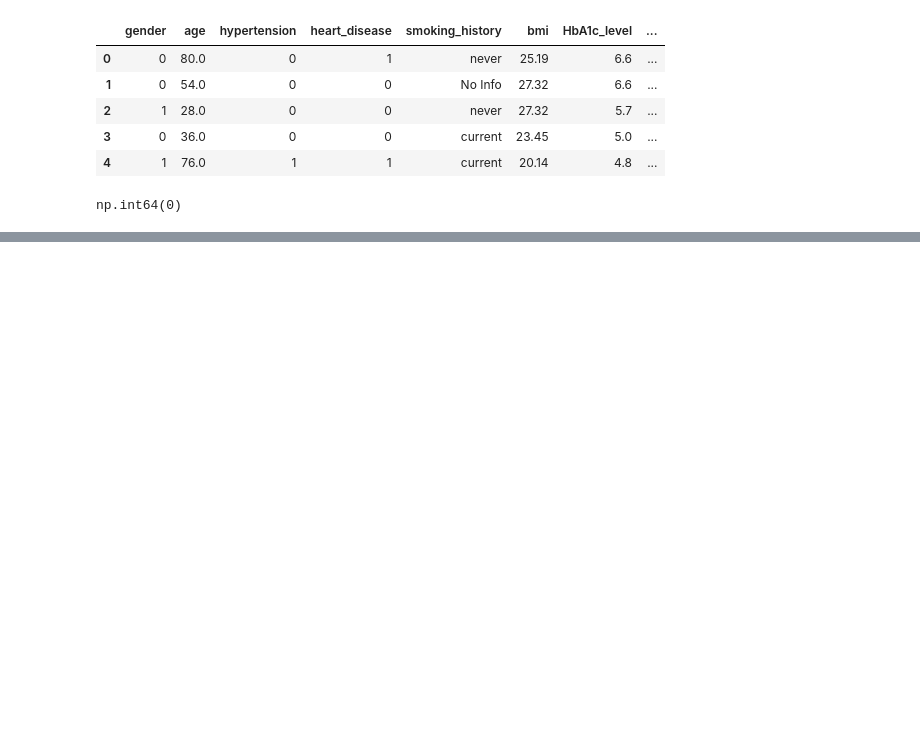
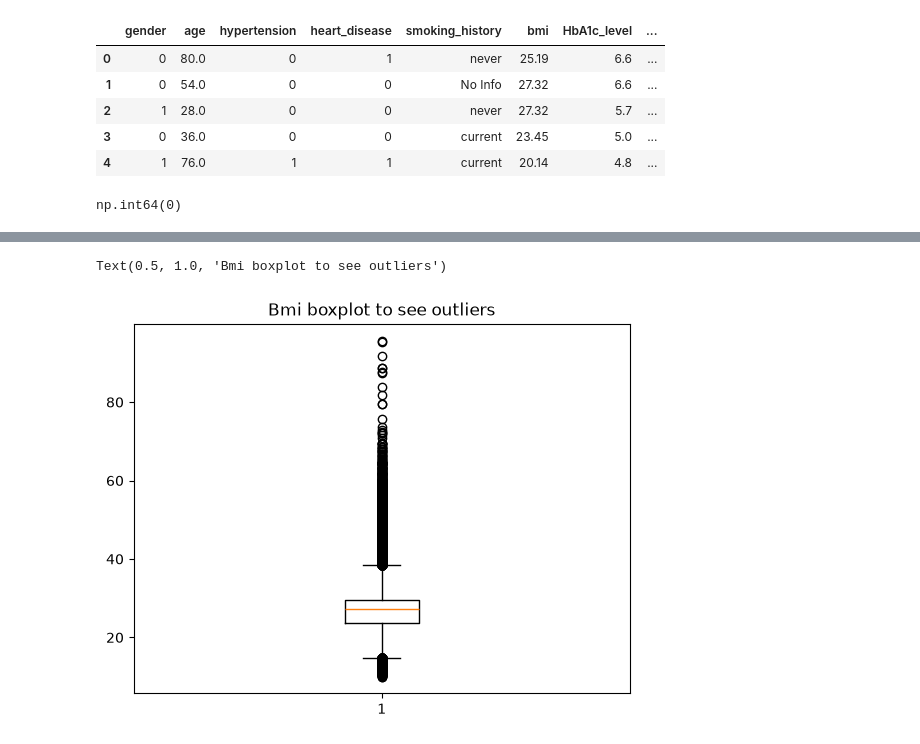
Before and after one commit to DomonkosKenesi/Diabetes_Prediction, a Jupyter notebook: main.ipynb, the cells around one changed output, grey strips where cells are left out. Drawn from its saved outputs; the diff is of its cells as text; code cells hidden in the pictures; blank space fills up the shorter version.

```diff
--- a/main.ipynb
+++ b/main.ipynb
@@ -97,0 +116,6 @@ np.int64(0)
+# %%
+plt.boxplot(df["bmi"])
+plt.title("Bmi boxplot to see outliers")
+# %% [output]
+Text(0.5, 1.0, 'Bmi boxplot to see outliers')
+[figure, added]
```
Also changed, not shown: parts of 11 cells of this notebook.
